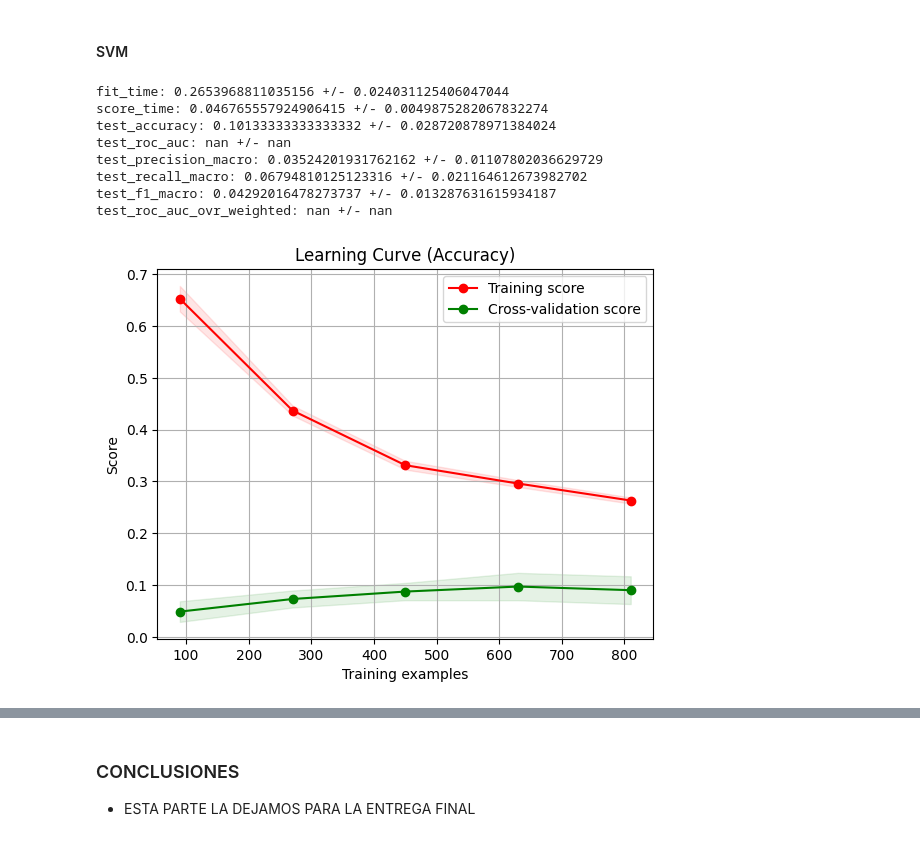
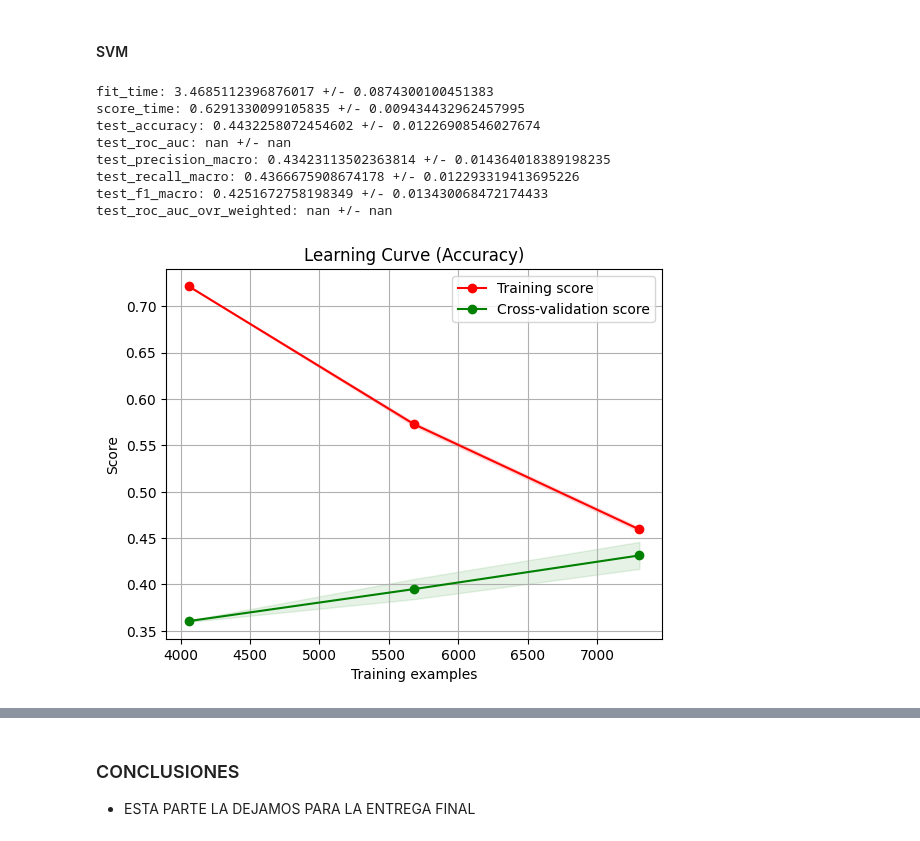
Before and after one commit to juanfranciscocis/Medicine_Recomendation, a Jupyter notebook: avance_proyecto.ipynb, the cells around one changed output, grey strips where cells are left out. Saved outputs shown, nothing was run; the diff lists cells and outputs as text; code cells hidden in the pictures.

```diff
--- a/avance_proyecto.ipynb
+++ b/avance_proyecto.ipynb
@@ -789,3 +829,8 @@ Name: drugName, Length: 69699, dtype: int64
+# %%
+#polinomial features
+from sklearn.preprocessing import PolynomialFeatures
+poly = PolynomialFeatures(degree=4)
+X = poly.fit_transform(X)
 # %%
 search = 0
 if (not logisticRegressionFinished):
@@ -798,15 +843,14 @@ if (not logisticRegressionFinished):
     from sklearn.preprocessing import StandardScaler
     from sklearn.model_selection import GridSearchCV
 
+
     model = LogisticRegression()
 
-    scaler = StandardScaler()
-
-    pipeline = Pipeline(steps=[('s', scaler), ('m', model)])
+    pipeline = Pipeline(steps=[('m', model)])
 
     params = {'m__penalty': ['l1', 'l2'], 'm__C': [0.001, 0.01, 0.1, 1, 10, 100, 1000]}
 
-    cv = RepeatedStratifiedKFold(n_splits=10, n_repeats=3, random_state=42)
+    cv = RepeatedStratifiedKFold(n_splits=10, n_repeats=10, random_state=42)
 
     search = GridSearchCV(pipeline, params, cv=cv, scoring='accuracy', n_jobs=-1)
 
@@ -826,16 +904,17 @@ from sklearn.model_selection import RepeatedStratifiedKFold
 import matplotlib.pyplot as plt
 import numpy as np
 
+
 # Define the final model
 model = LogisticRegression(penalty=search.best_params_['m__penalty'], C=search.best_params_['m__C'])
 scaler = StandardScaler()
-pipeline = Pipeline(steps=[('s', scaler), ('m', model)])
+pipeline = Pipeline([('m', model)])
 
 # Define the training sizes you want to use
 train_sizes = [0.1, 0.3, 0.5, 0.7, 0.9]
 
 # Define the cross-validation scheme you want to use
-cv = RepeatedStratifiedKFold(n_splits=10, n_repeats=3, random_state=42)
+cv = RepeatedStratifiedKFold(n_splits=10, n_repeats=10, random_state=42)
 
 # Define the metrics you want to use to evaluate the model
 scoring = {'accuracy': make_scorer(accuracy_score),
@@ -922,15 +1001,14 @@ from sklearn.datasets import load_iris
 
 # create a pipeline with a scaler and an SVM classifier
 pipe = Pipeline([
-    ('scaler', StandardScaler()),
     ('svm', SVC())
 ])
 
 # define the grid of hyperparameters to search over
 param_grid = {
-    'svm__C': [0.1, 1, 10],
+    'svm__C': [0.1, 1, 10,100,1000],
     'svm__kernel': ['linear', 'rbf'],
-    'svm__gamma': ['scale', 'auto']
+
 }
 
 # define the cross-validation strategy
@@ -953,9 +1031,9 @@ from sklearn.pipeline import Pipeline
 from sklearn.preprocessing import StandardScaler
 
 # define el pipeline con los mejores parámetros encontrados
-model = SVC(C=grid_search.best_params_['svm__C'], kernel=grid_search.best_params_['svm__kernel'], gamma=grid_search.best_params_['svm__gamma'])
+model = SVC(C=grid_search.best_params_['svm__C'], kernel=grid_search.best_params_['svm__kernel'])
 scaler = StandardScaler()
-pipeline = Pipeline(steps=[('s', scaler), ('m', model)])
+pipeline = Pipeline([('m', model)])
 
 # define the training sizes you want to use
 train_sizes = [0.1, 0.3, 0.5, 0.7, 0.9]
@@ -977,40 +1055,40 @@ scores = cross_validate(pipeline, X, Y, cv=cv, scoring=scoring)
 # Print the scores
 for metric_name, metric_score in scores.items():
     print(f"{metric_name}: {np.mean(metric_score)} +/- {np.std(metric_score)}")
 
 # Plot the learning curve for accuracy
 train_sizes, train_scores, test_scores = learning_curve(pipeline, X, Y, cv=cv, scoring='accuracy', train_sizes=train_sizes)
 train_scores_mean = np.mean(train_scores, axis=1)
 train_scores_std = np.std(train_scores, axis=1)
 test_scores_mean = np.mean(test_scores, axis=1)
 test_scores_std = np.std(test_scores, axis=1)
 
 plt.figure()
 plt.title('Learning Curve (Accuracy)')
 plt.xlabel("Training examples")
 plt.ylabel("Score")
 plt.grid()
 plt.fill_between(train_sizes, train_scores_mean - train_scores_std,
                  train_scores_mean + train_scores_std, alpha=0.1,
                  color="r")
 plt.fill_between(train_sizes, test_scores_mean - test_scores_std,
                  test_scores_mean + test_scores_std, alpha=0.1, color="g")
 plt.plot(train_sizes, train_scores_mean, 'o-', color="r",
          label="Training score")
 plt.plot(train_sizes, test_scores_mean, 'o-', color="g",
          label="Cross-validation score")
 plt.legend(loc="best")
 plt.show()
 # %% [output]
-fit_time: 0.2653968811035156 +/- 0.024031125406047044
-score_time: 0.046765557924906415 +/- 0.0049875282067832274
-test_accuracy: 0.10133333333333332 +/- 0.028720878971384024
+fit_time: 3.4685112396876017 +/- 0.0874300100451383
+score_time: 0.6291330099105835 +/- 0.009434432962457995
+test_accuracy: 0.4432258072454602 +/- 0.01226908546027674
 test_roc_auc: nan +/- nan
-test_precision_macro: 0.03524201931762162 +/- 0.01107802036629729
-test_recall_macro: 0.06794810125123316 +/- 0.021164612673982702
-test_f1_macro: 0.04292016478273737 +/- 0.013287631615934187
+test_precision_macro: 0.43423113502363814 +/- 0.014364018389198235
+test_recall_macro: 0.4366675908674178 +/- 0.012293319413695226
+test_f1_macro: 0.4251672758198349 +/- 0.013430068472174433
 test_roc_auc_ovr_weighted: nan +/- nan
-[figure, old version]
+[figure, new version]
 # %%
 # FALTA ROC
 train_sizes, train_scores, test_scores = learning_curve(pipeline, X, Y, cv=cv, scoring='roc_auc_ovr_weighted', train_sizes=train_sizes)
```
Also changed, not shown: parts of 18 cells of this notebook, 2 other files.
